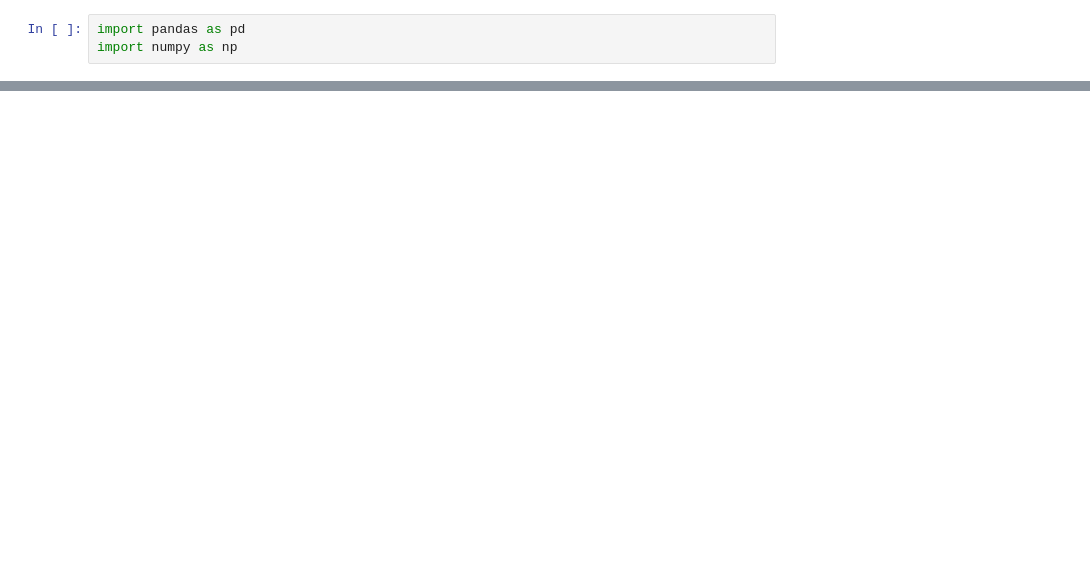
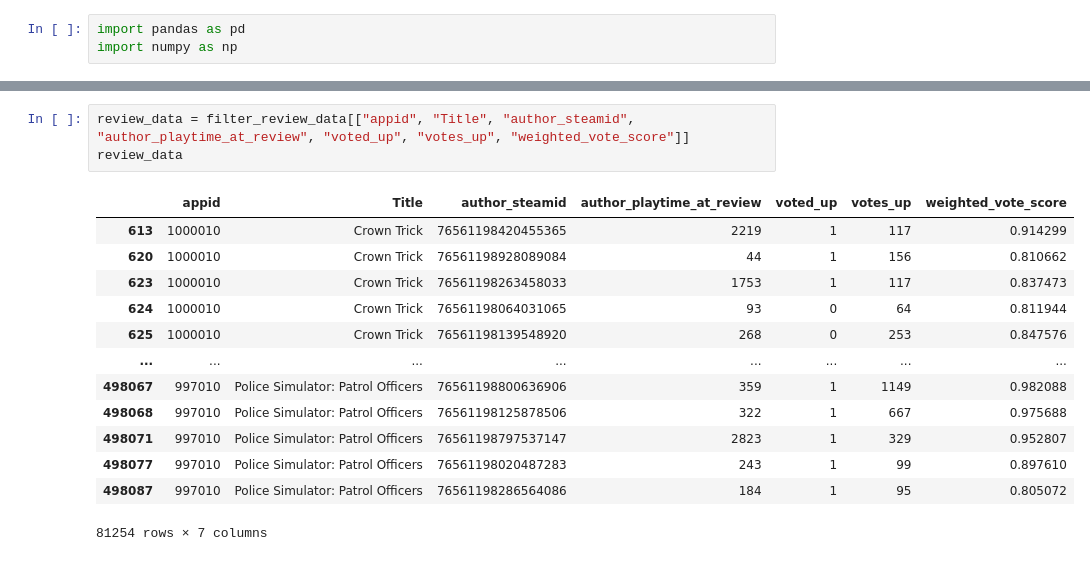
Before and after one commit to GordLaw/MachineLearning4050U, a Jupyter notebook: server/model/data.ipynb, the cells around one changed output, grey strips where cells are left out. Cells and saved outputs as stored; diff of their text form; blank space fills up the shorter version.

```diff
--- a/server/model/data.ipynb
+++ b/server/model/data.ipynb
@@ -108,0 +145,17 @@ Name: Recent Reviews Summary, Length: 5115, dtype: bool
+# %%
+review_data = filter_review_data[["appid", "Title", "author_steamid", "author_playtime_at_review", "voted_up", "votes_up", "weighted_vote_score"]]
+review_data
+# %% [output]
+|  | appid | Title | author_steamid | author_playtime_at_review | voted_up | votes_up | weighted_vote_score |
+| 613 | 1000010 | Crown Trick | 76561198420455365 | 2219 | 1 | 117 | 0.914299 |
+| 620 | 1000010 | Crown Trick | 76561198928089084 | 44 | 1 | 156 | 0.810662 |
+| 623 | 1000010 | Crown Trick | 76561198263458033 | 1753 | 1 | 117 | 0.837473 |
+| 624 | 1000010 | Crown Trick | 76561198064031065 | 93 | 0 | 64 | 0.811944 |
+| 625 | 1000010 | Crown Trick | 76561198139548920 | 268 | 0 | 253 | 0.847576 |
+| ... | ... | ... | ... | ... | ... | ... | ... |
+| 498067 | 997010 | Police Simulator: Patrol Officers | 76561198800636906 | 359 | 1 | 1149 | 0.982088 |
+| 498068 | 997010 | Police Simulator: Patrol Officers | 76561198125878506 | 322 | 1 | 667 | 0.975688 |
+| 498071 | 997010 | Police Simulator: Patrol Officers | 76561198797537147 | 2823 | 1 | 329 | 0.952807 |
+| 498077 | 997010 | Police Simulator: Patrol Officers | 76561198020487283 | 243 | 1 | 99 | 0.897610 |
+| 498087 | 997010 | Police Simulator: Patrol Officers | 76561198286564086 | 184 | 1 | 95 | 0.805072 |
+81254 rows × 7 columns
```
Also changed, not shown: parts of 19 cells of this notebook.
